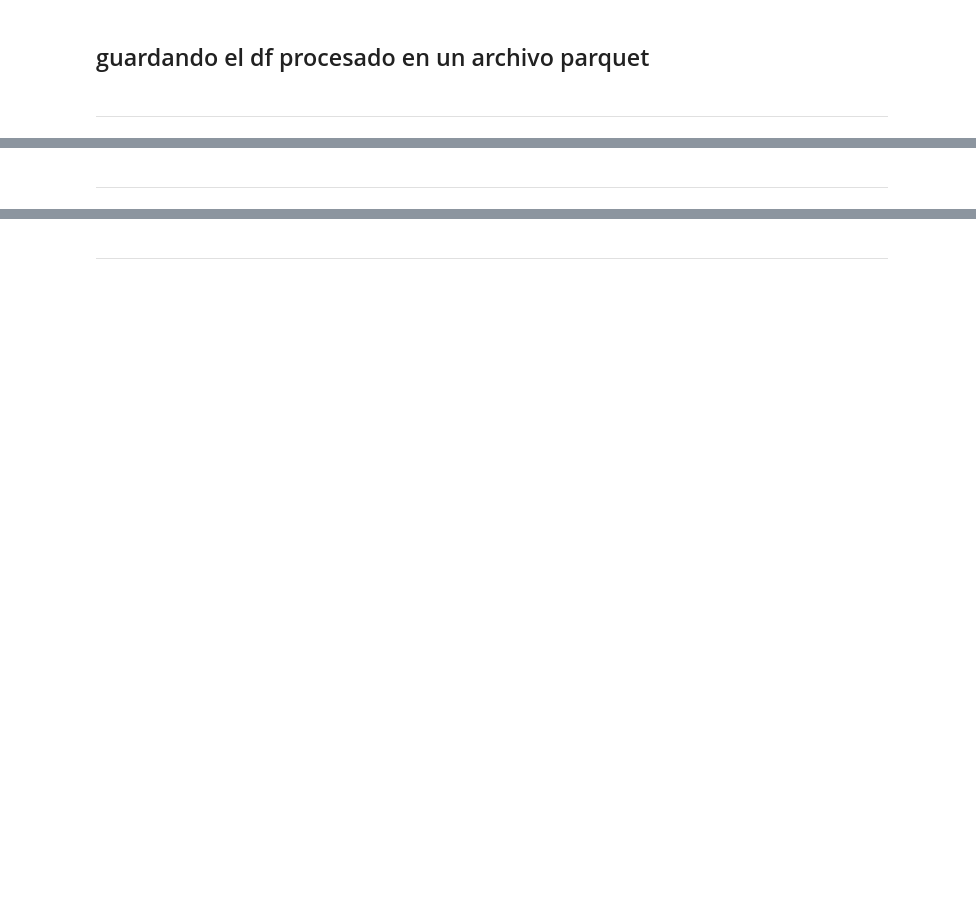
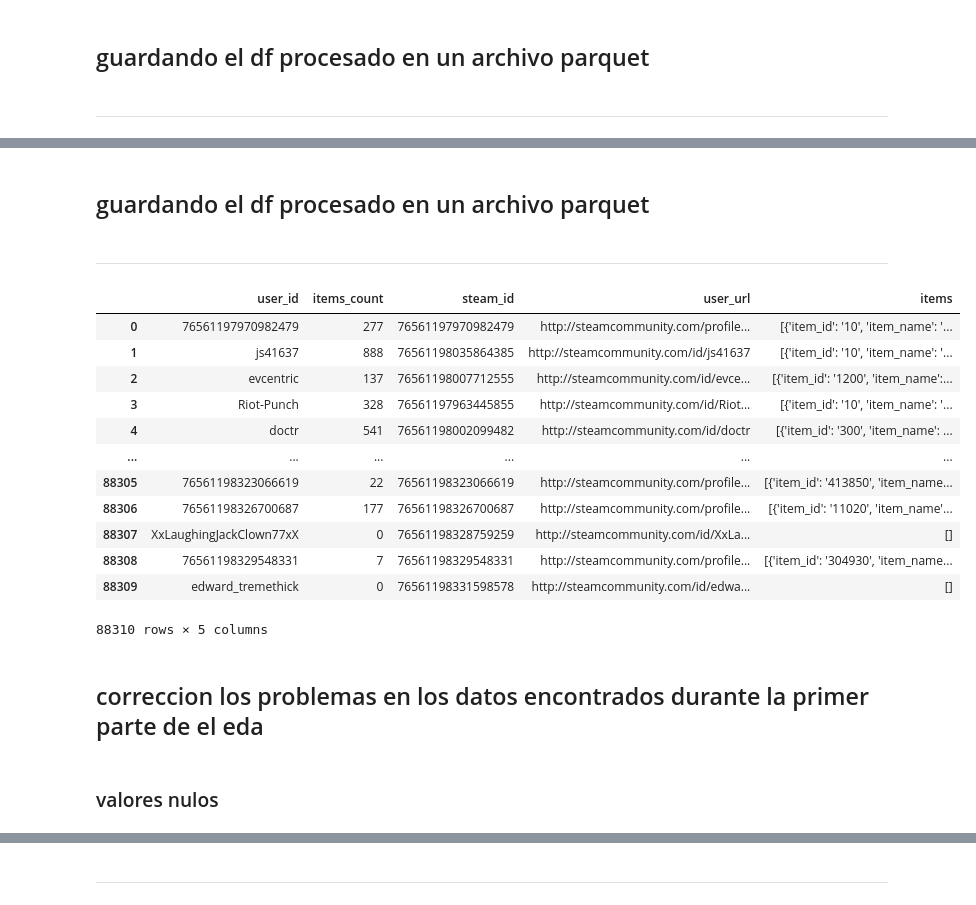
Before and after one commit to tDelbarco/PI_ML_OPS, a Jupyter notebook: ETL_&_EDA/ETL.ipynb, the cells around one changed output, grey strips where cells are left out. Saved outputs shown, nothing was run; the diff lists cells and outputs as text; code cells hidden in the pictures; blank space fills up the shorter version.

```diff
--- a/ETL_&_EDA/ETL.ipynb
+++ b/ETL_&_EDA/ETL.ipynb
@@ -179,0 +232,2 @@ df_user_reviews
+# %% [markdown]
+## guardando el df procesado en un archivo parquet
@@ -180,14 +236,29 @@ df_user_reviews
 # %% [markdown]
 <hr>
 # %%
-# list items
-reviews = []
-# open file json
+items = []
+
 with open(r'../Datasets/users_items.json/australian_users_items.json', 'r', encoding='utf-8') as f:
-    # loop for insert data into list
     for line in f.readlines():
-        reviews.append(ast.literal_eval(line))
-# create data frame with data
-df_user_items = pd.DataFrame(reviews)
-# display df
-df_user_items##88310 rows 5 columns #4 min
+        items.append(ast.literal_eval(line))
+df_ui = pd.DataFrame(items)
+# %%
+df_ui
+# %% [output]
+|  | user_id | items_count | steam_id | user_url | items |
+| 0 | 76561197970982479 | 277 | 76561197970982479 | http://steamcommunity.com/profile... | [{'item_id': '10', 'item_name': '... |
+| 1 | js41637 | 888 | 76561198035864385 | http://steamcommunity.com/id/js41637 | [{'item_id': '10', 'item_name': '... |
+| 2 | evcentric | 137 | 76561198007712555 | http://steamcommunity.com/id/evce... | [{'item_id': '1200', 'item_name':... |
+| 3 | Riot-Punch | 328 | 76561197963445855 | http://steamcommunity.com/id/Riot... | [{'item_id': '10', 'item_name': '... |
+| 4 | doctr | 541 | 76561198002099482 | http://steamcommunity.com/id/doctr | [{'item_id': '300', 'item_name': ... |
+| ... | ... | ... | ... | ... | ... |
+| 88305 | 76561198323066619 | 22 | 76561198323066619 | http://steamcommunity.com/profile... | [{'item_id': '413850', 'item_name... |
+| 88306 | 76561198326700687 | 177 | 76561198326700687 | http://steamcommunity.com/profile... | [{'item_id': '11020', 'item_name'... |
+| 88307 | XxLaughingJackClown77xX | 0 | 76561198328759259 | http://steamcommunity.com/id/XxLa... | [] |
+| 88308 | 76561198329548331 | 7 | 76561198329548331 | http://steamcommunity.com/profile... | [{'item_id': '304930', 'item_name... |
+| 88309 | edward_tremethick | 0 | 76561198331598578 | http://steamcommunity.com/id/edwa... | [] |
+88310 rows × 5 columns
+# %% [markdown]
+## correccion los problemas en los datos encontrados durante la primer parte de el eda
+# %% [markdown]
+### valores nulos
```
Also changed, not shown: parts of 35 cells of this notebook, 1 other file.
